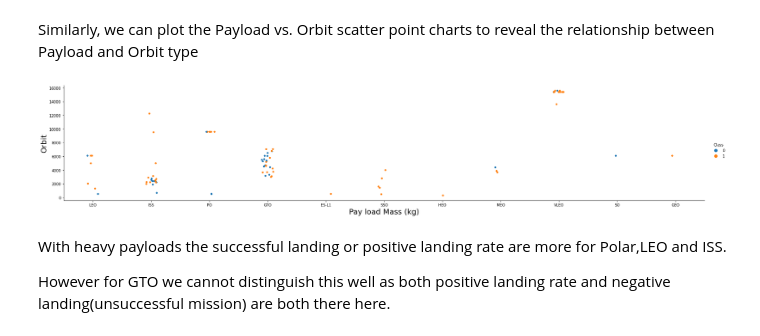
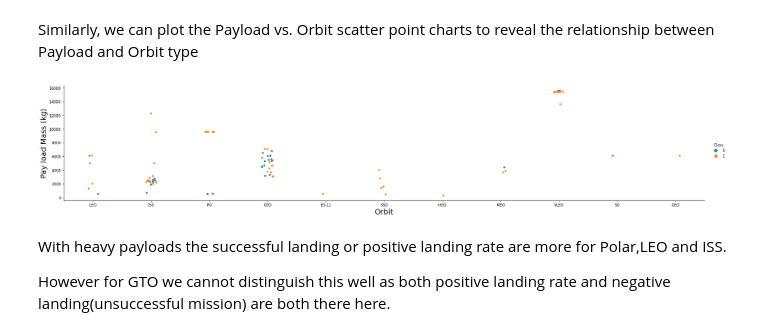
Before and after one commit to Maria-Inigo/DS-IBM-Cert, a Jupyter notebook: SpaceX Assignment/EDA-dataviz.ipynb, the cells around one changed output. Cells and saved outputs as stored; diff of their text form; code cells hidden in the pictures.

Commit message:
fix: chart

```diff
--- a/SpaceX Assignment/EDA-dataviz.ipynb
+++ b/SpaceX Assignment/EDA-dataviz.ipynb
@@ -144,12 +144,12 @@ You should see that in the LEO orbit the Success appears related to the number o
 Similarly, we can plot the Payload vs. Orbit scatter point charts to reveal the relationship between Payload and Orbit type
 # %%
 # Plot a scatter point chart with x axis to be Payload and y axis to be the Orbit, and hue to be the class value
-sns.catplot(y="PayloadMass", x="Orbit", hue="Class", data=df, aspect = 5)
-plt.xlabel("Pay load Mass (kg)", fontsize=20)
-plt.ylabel("Orbit", fontsize=20)
+sns.catplot(x="Orbit", y="PayloadMass", hue="Class", data=df, aspect = 5)
+plt.xlabel("Orbit", fontsize=20)
+plt.ylabel("Pay load Mass (kg)", fontsize=20)
 plt.show()
 # %% [output]
-[figure, old version]
+[figure, new version]
 # %% [markdown]
 With heavy payloads the successful landing or positive landing rate are more for Polar,LEO and ISS.
 
```
